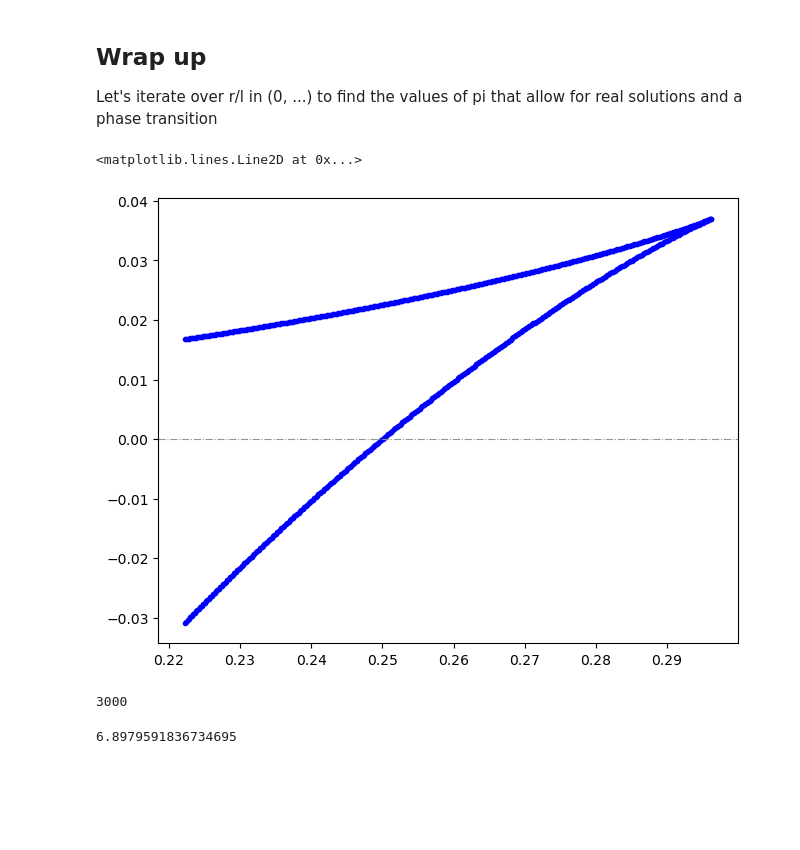
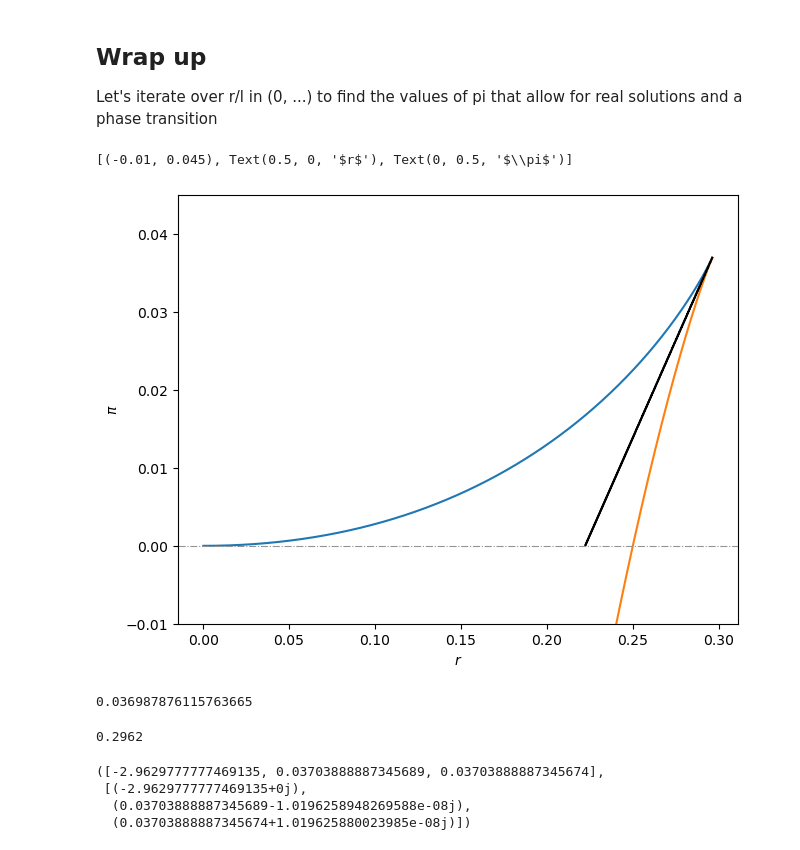
Before and after one commit to dmarchp/TFM_code, a Jupyter notebook: det_sols_f0_as_pi/nonlin_disc_2.ipynb, the cells around one changed output. Saved outputs shown, nothing was run; the diff lists cells and outputs as text; code cells hidden in the pictures; blank space fills up the shorter version.

```diff
--- a/det_sols_f0_as_pi/nonlin_disc_2.ipynb
+++ b/det_sols_f0_as_pi/nonlin_disc_2.ipynb
@@ -170,7 +170,8 @@ l = 1
 r = 0.242 # things happen below but close to pi = 0.02
 r = 0.011
 # r = 0.2219999
-# r = 0.297
+r = 0.297
+r = 0.26
 
 
 pis = np.arange(0.0, 0.07, 0.0005)
@@ -317,12 +318,3 @@ ax.axvline(max_rl, color='xkcd:gray', lw=0.8, ls='-.')
 # %% [markdown]
 ## Wrap up
 Let's iterate over r/l in (0, ...) to find the values of pi that allow for real solutions and a phase transition
-# %%
-l = 1
-# rs = np.arange(0.0001,0.3001, 0.0001)
-rs = np.arange(2/9,0.3,0.0002)
-sols_magic_pi_r = []
-
-for r in rs:
-    _, sols_mpi_C = poly3_magic_pi_sols(l, r)
-    sols_magic_pi_r.append(sols_mpi_C)
@@ -329,19 +372,32 @@ for r in rs:
 # %%
 fig, ax = plt.subplots(constrained_layout=True)
 
-for r,sols_magic_pi in zip(rs, sols_magic_pi_r):
-    sols_to_plot = [sol.real for sol in sols_magic_pi if (abs(sol.imag)<1e-8 and abs(sol.real)<0.5)]
-    for sol in sols_to_plot:
-        ax.scatter(r, sol, marker='.', color='b')
+# for r,sols_magic_pi in zip(rs, sols_magic_pi_r):
+#     sols_to_plot = [sol.real for sol in sols_magic_pi if (abs(sol.imag)<1e-8 and abs(sol.real)<0.5)]
+#     for sol in sols_to_plot:
+#         ax.scatter(r, sol, marker='.', color='b')
+
+for sol_line in sols_magic_pi_lines[:-1]:
+    ax.plot(rs, sol_line)
+
+ax.plot(rs_tf, pis_tf, color='k')
 ax.axhline(0.0, ls='-.', lw=0.8, color='xkcd:gray')
+ax.set(ylim=(-0.01,0.045), xlabel=r'$r$', ylabel=r'$\pi$')
 # %% [output]
-<matplotlib.lines.Line2D at 0x...>
+[(-0.01, 0.045), Text(0.5, 0, '$r$'), Text(0, 0.5, '$\\pi$')]
-[figure, old version]
+[figure, new version]
-# %%
-len(sols_magic_pi_r)
-# %% [output]
-3000
-# %%
-1690/245
-# %% [output]
-6.8979591836734695
+# %%
+sols_magic_pi_lines[1][-39]
+# %% [output]
+0.036987876115763665
+# %%
+rs[-39]
+# %% [output]
+0.2962
+# %%
+poly3_magic_pi_sols(1, 0.2963)
+# %% [output]
+([-2.9629777777469135, 0.03703888887345689, 0.03703888887345674],
+ [(-2.9629777777469135+0j),
+  (0.03703888887345689-1.0196258948269588e-08j),
+  (0.03703888887345674+1.019625880023985e-08j)])
```
Also changed, not shown: parts of 10 cells of this notebook.
